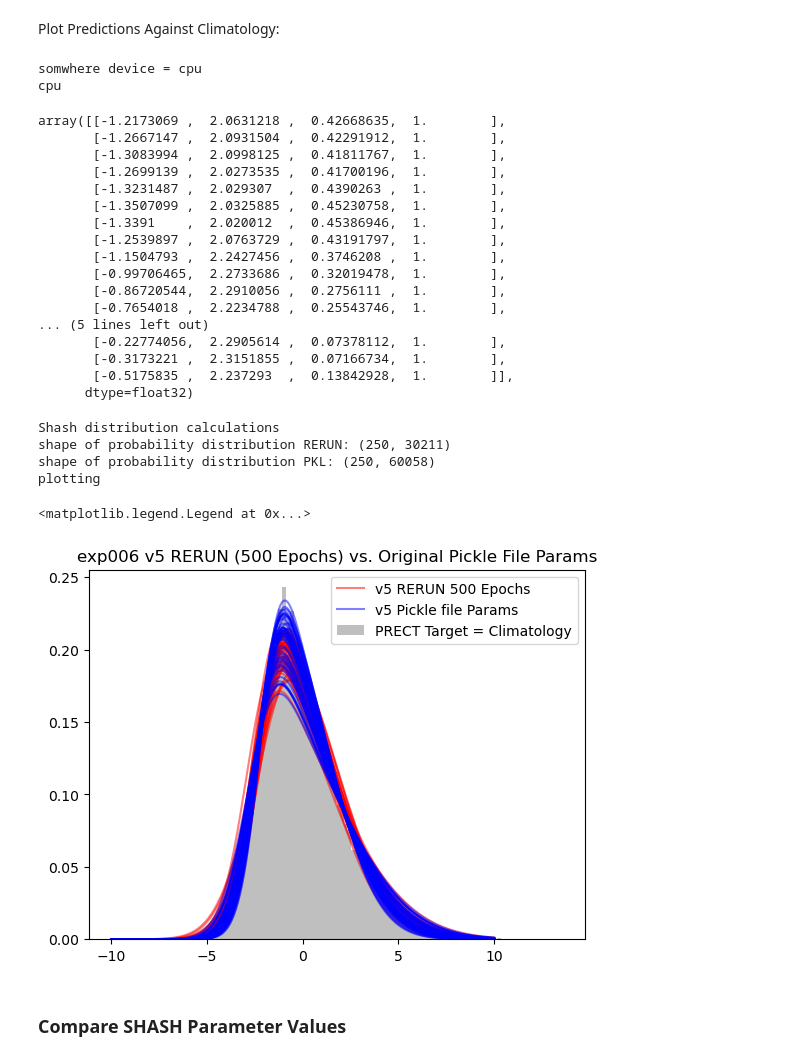
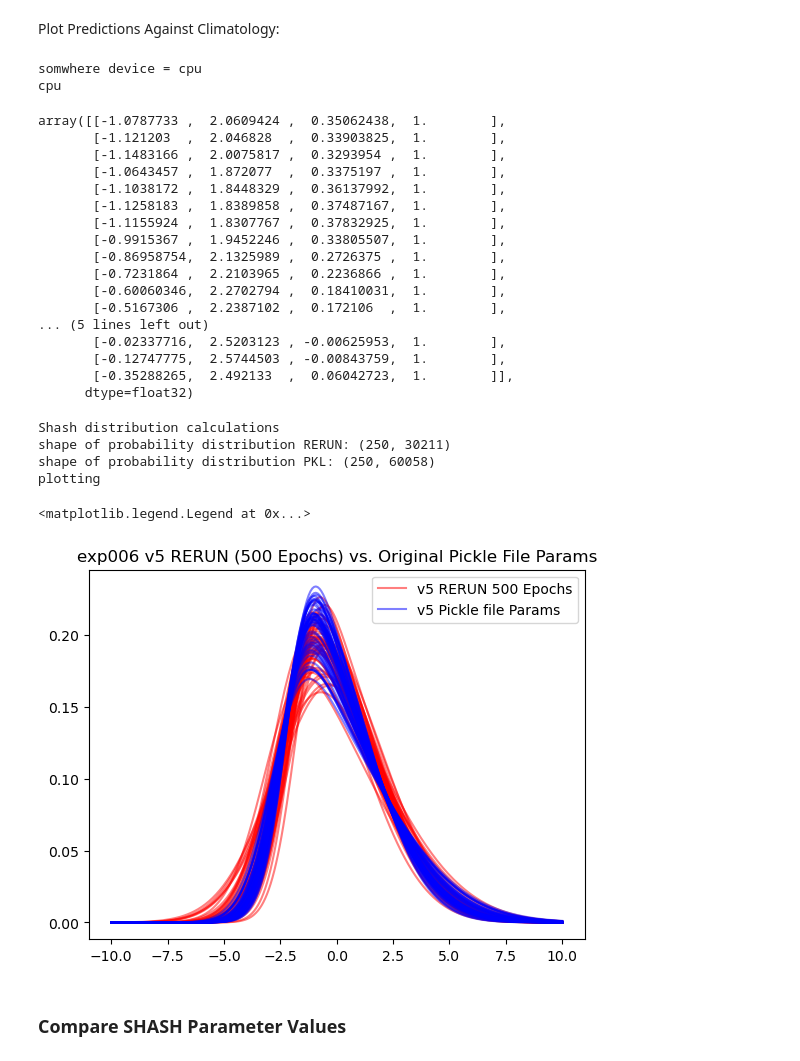
Before and after one commit to Jolan-vP/E3SM, a Jupyter notebook: analysis_006.ipynb, the cells around one changed output. Saved outputs shown, nothing was run; the diff lists cells and outputs as text; code cells hidden in the pictures.

Commit message:
Adjusted model setup and model load code to carry mean and std as part of the model save and load commands.

```diff
--- a/analysis_006.ipynb
+++ b/analysis_006.ipynb
@@ -299,13 +302,19 @@ torch.save(model.state_dict(), path)
 # %%
 # Load the Model
 path = '/Users/C830793391/Documents/Research/E3SM/saved/models/exp006_v5_modelload.pth'
+
+load_model_dict = torch.load(path)
+
+state_dict = load_model_dict["model_state_dict"]
+training_std_mean = load_model_dict["training_std_mean"]
+
 model = TorchModel(
     config=config["arch"],
-    target_mean=testset.target.mean(axis=0),
-    target_std=testset.target.std(axis=0),
+    target_mean=training_std_mean["trainset_target_mean"],
+    target_std=training_std_mean["trainset_target_std"],
 )
-# model = TorchModel(config=config["arch"], weights_only = False)
-model.load_state_dict(torch.load(path))
+
+model.load_state_dict(state_dict)
 model.eval()
 # %% [output]
 TorchModel(
@@ -350,22 +358,22 @@ output_RERUN[:20]
 # %% [output]
 somwhere device = cpu
 cpu
-array([[-1.2173069 ,  2.0631218 ,  0.42668635,  1.        ],
-       [-1.2667147 ,  2.0931504 ,  0.42291912,  1.        ],
-       [-1.3083994 ,  2.0998125 ,  0.41811767,  1.        ],
-       [-1.2699139 ,  2.0273535 ,  0.41700196,  1.        ],
-       [-1.3231487 ,  2.029307  ,  0.4390263 ,  1.        ],
-       [-1.3507099 ,  2.0325885 ,  0.45230758,  1.        ],
-       [-1.3391    ,  2.020012  ,  0.45386946,  1.        ],
-       [-1.2539897 ,  2.0763729 ,  0.43191797,  1.        ],
-       [-1.1504793 ,  2.2427456 ,  0.3746208 ,  1.        ],
-       [-0.99706465,  2.2733686 ,  0.32019478,  1.        ],
-       [-0.86720544,  2.2910056 ,  0.2756111 ,  1.        ],
-       [-0.7654018 ,  2.2234788 ,  0.25543746,  1.        ],
+array([[-1.0787733 ,  2.0609424 ,  0.35062438,  1.        ],
+       [-1.121203  ,  2.046828  ,  0.33903825,  1.        ],
+       [-1.1483166 ,  2.0075817 ,  0.3293954 ,  1.        ],
+       [-1.0643457 ,  1.872077  ,  0.3375197 ,  1.        ],
+       [-1.1038172 ,  1.8448329 ,  0.36137992,  1.        ],
+       [-1.1258183 ,  1.8389858 ,  0.37487167,  1.        ],
+       [-1.1155924 ,  1.8307767 ,  0.37832925,  1.        ],
+       [-0.9915367 ,  1.9452246 ,  0.33805507,  1.        ],
+       [-0.86958754,  2.1325989 ,  0.2726375 ,  1.        ],
+       [-0.7231864 ,  2.2103965 ,  0.2236866 ,  1.        ],
+       [-0.60060346,  2.2702794 ,  0.18410031,  1.        ],
+       [-0.5167306 ,  2.2387102 ,  0.172106  ,  1.        ],
 ... (5 lines left out)
-       [-0.22774056,  2.2905614 ,  0.07378112,  1.        ],
-       [-0.3173221 ,  2.3151855 ,  0.07166734,  1.        ],
-       [-0.5175835 ,  2.237293  ,  0.13842928,  1.        ]],
+       [-0.02337716,  2.5203123 , -0.00625953,  1.        ],
+       [-0.12747775,  2.5744503 , -0.00843759,  1.        ],
+       [-0.35288265,  2.492133  ,  0.06042723,  1.        ]],
       dtype=float32)
 # %%
 # Save Model Outputs
@@ -443,35 +451,35 @@ x = np.linspace(-10, 10, 250)
 print("Shash distribution calculations")
 dist_RERUN = Shash(output_RERUN)
 p_RERUN = dist_RERUN.prob(x).numpy()
 print(f"shape of probability distribution RERUN: {p_RERUN.shape}")
 
 dist_og = Shash(output_PKL)
 p_pkl = dist_og.prob(x).numpy()
 print(f"shape of probability distribution PKL: {p_pkl.shape}")
 
 # --------------------------------
 
 samples = range(0, 20000, 400)
 
 print("plotting")
 
 plt.figure()
 plt.plot(x, p_RERUN[:, samples], alpha=0.5, color='r')
 plt.plot(x, p_RERUN[:, 5], alpha=0.5, color='r', label = 'v5 RERUN 500 Epochs')
 plt.plot(x, p_pkl[:, samples], alpha=0.5, color='b')
 plt.plot(x, p_pkl[:, 5], alpha=0.5, color='b', label = 'v5 Pickle file Params ')
-plt.hist(test_dat["y"], bins = 100, alpha=0.5, density = True, color='grey', label = 'PRECT Target = Climatology')
+# plt.hist(testset["y"], bins = 100, alpha=0.5, density = True, color='grey', label = 'PRECT Target = Climatology')
 # plt.ylim([0, 0.6])
 plt.title('exp006 v5 RERUN (500 Epochs) vs. Original Pickle File Params')
 
 plt.legend()
 # %% [output]
 Shash distribution calculations
 shape of probability distribution RERUN: (250, 30211)
 shape of probability distribution PKL: (250, 60058)
 plotting
 <matplotlib.legend.Legend at 0x...>
-[figure, old version]
+[figure, new version]
 # %% [markdown]
 ### Compare SHASH Parameter Values
 # %%
```
Also changed, not shown: parts of 5 cells of this notebook, 1 other file.
